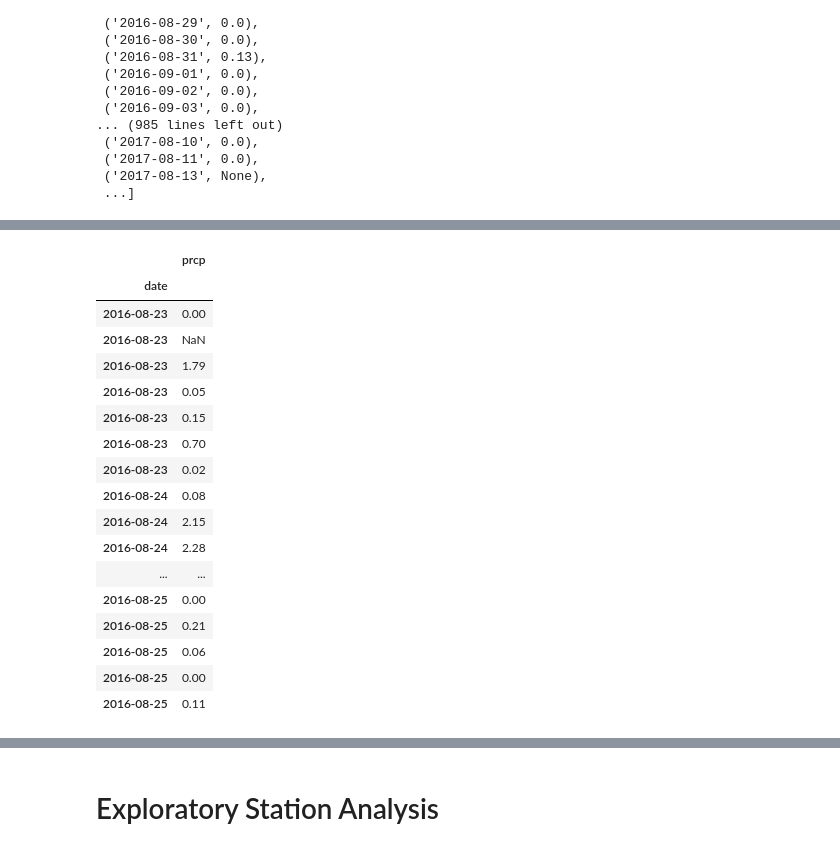
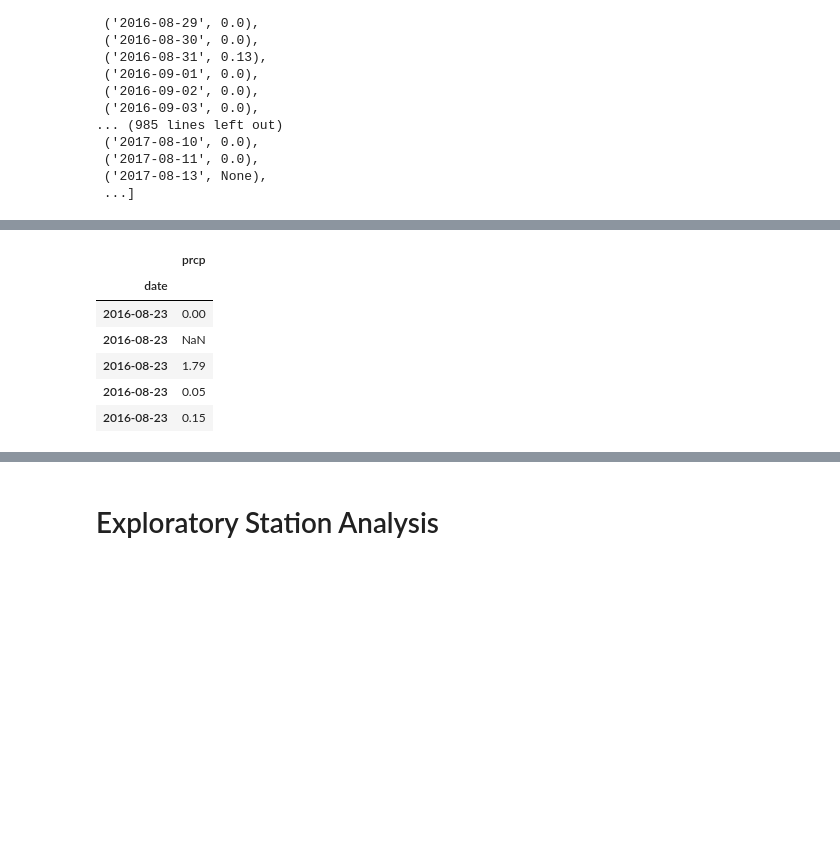
Before and after one commit to swdrich/sqlalchemy-challenge, a Jupyter notebook: climate_starter.ipynb, the cells around one changed output, grey strips where cells are left out. Saved outputs shown, nothing was run; the diff lists cells and outputs as text; code cells hidden in the pictures; blank space fills up the shorter version.

```diff
--- a/climate_starter.ipynb
+++ b/climate_starter.ipynb
@@ -63,5 +63,6 @@ first_station.__dict__
 # %%
 # Find the most recent date in the data set.
 recent_date = session.query(Measurement.date).order_by(Measurement.date.desc()).first()
+recent_date = recent_date[0]
 recent_date
 # %% [output]
@@ -71,7 +72,8 @@ recent_date
 # Starting from the most recent data point in the database.
 
 # Calculate the date one year from the last date in data set.
-last_year = dt.date(2017, 8, 23) - dt.timedelta(days=365)
+recent_date = dt.datetime.strptime(recent_date, '%Y-%m-%d')
+last_year = recent_date.date() - dt.timedelta(days=365)
 print(last_year)
 # %% [output]
 2016-08-23
@@ -123,23 +114,12 @@ precip_df.head(20)
 # %%
 # Set the df index to the date
 precip_df.set_index("date", inplace=True)
-precip_df.head(20)
+precip_df.head()
 # %% [output]
 |  | prcp |
 | date |  |
 | 2016-08-23 | 0.00 |
 | 2016-08-23 | NaN |
 | 2016-08-23 | 1.79 |
 | 2016-08-23 | 0.05 |
 | 2016-08-23 | 0.15 |
-| 2016-08-23 | 0.70 |
-| 2016-08-23 | 0.02 |
-| 2016-08-24 | 0.08 |
-| 2016-08-24 | 2.15 |
-| 2016-08-24 | 2.28 |
-| ... | ... |
-| 2016-08-25 | 0.00 |
-| 2016-08-25 | 0.21 |
-| 2016-08-25 | 0.06 |
-| 2016-08-25 | 0.00 |
-| 2016-08-25 | 0.11 |
```
Also changed, not shown: parts of 14 cells of this notebook, 1 other file.
